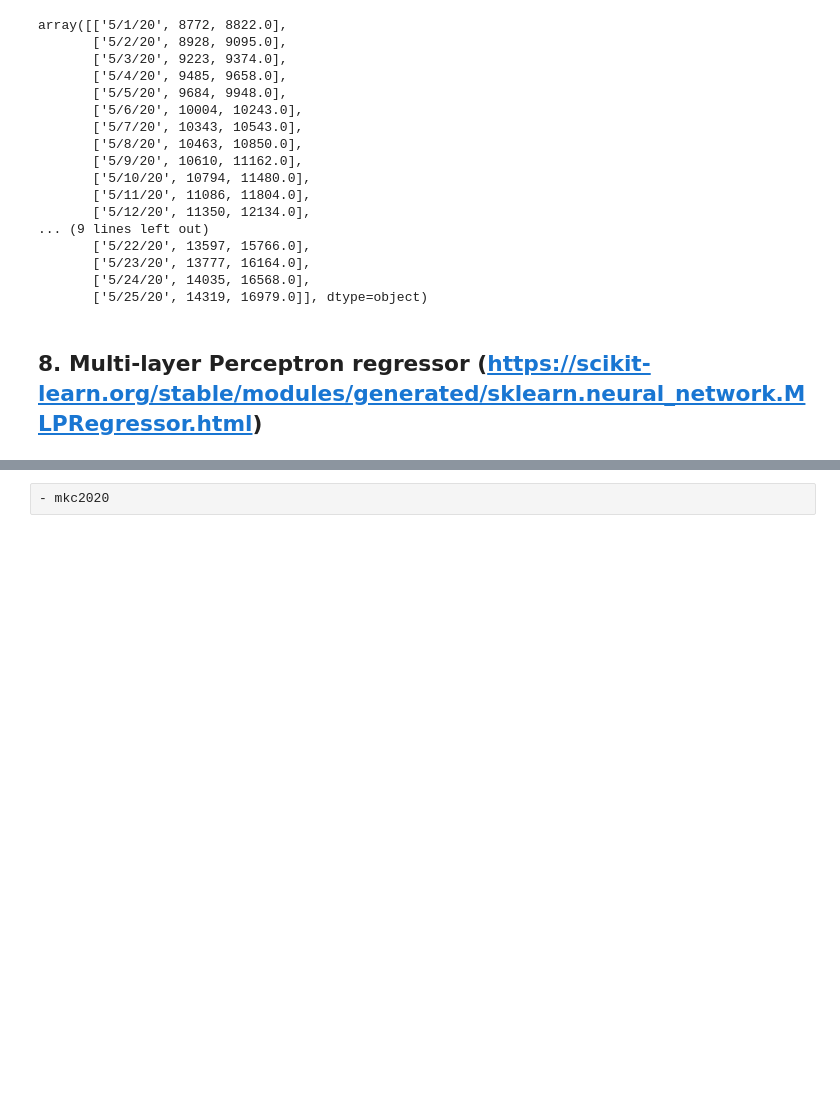
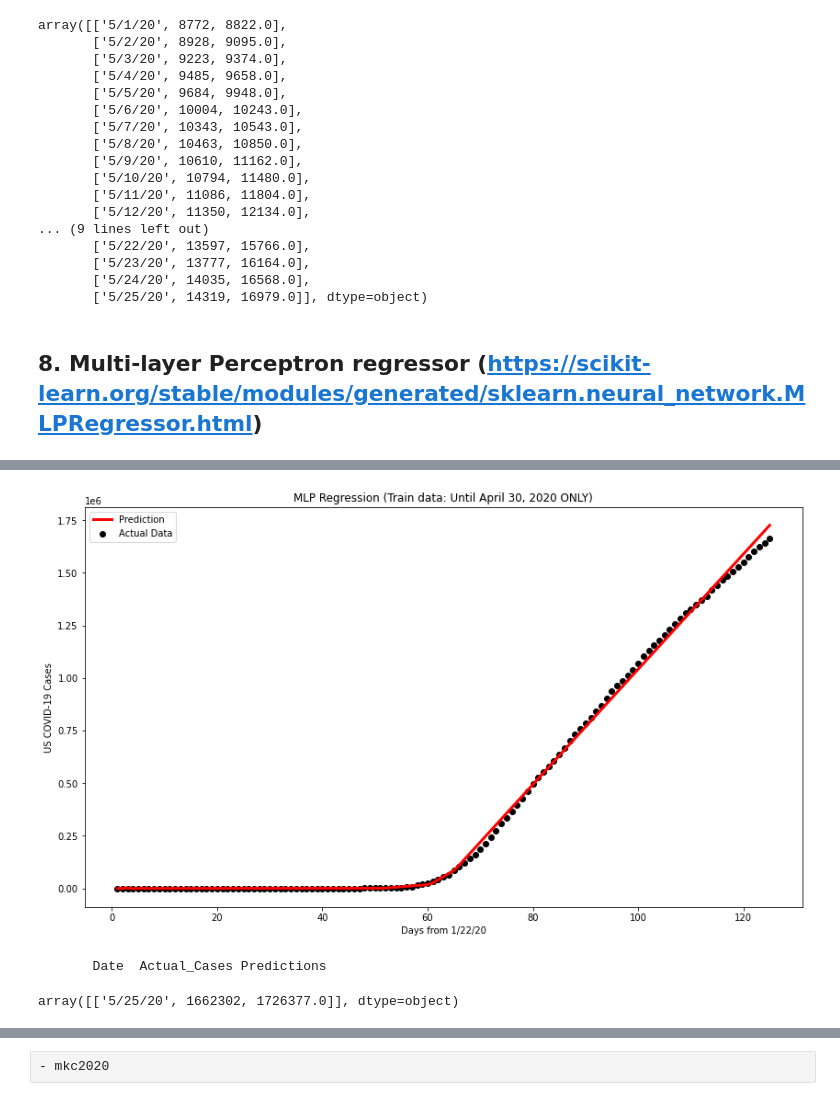
Before and after one commit to melvincabatuan/COVID_Notebooks, a Jupyter notebook: COVID19-Simple-Forecast.ipynb, the cells around one changed output, grey strips where cells are left out. Cells and saved outputs as stored; diff of their text form; code cells hidden in the pictures; blank space fills up the shorter version.

```diff
--- a/COVID19-Simple-Forecast.ipynb
+++ b/COVID19-Simple-Forecast.ipynb
@@ -497,0 +495,29 @@ array([['5/1/20', 8772, 8780.0],
+# %%
+from sklearn.preprocessing import MinMaxScaler
+
+X = np.linspace(1, len(dates), len(dates)).reshape(-1, 1)
+y = np.array(us_cases)
+
+
+mlp_model = MLPRegressor(solver='lbfgs', hidden_layer_sizes=80, max_iter=5000,
+                    learning_rate='adaptive', random_state=np.random.seed(23))
+mlp_model.fit(X[:124], y[:124])
+mlp_predictions = mlp_model.predict(X)
+
+
+plt.figure(figsize=(14,8))
+plt.scatter(X, y, color='black', label= 'Actual Data')
+plt.plot(X, mlp_predictions, 'r-', linewidth=3, label = 'Prediction')
+plt.title( 'MLP Regression (Train data: Until April 30, 2020 ONLY)' )
+plt.xlabel('Days from 1/22/20')
+plt.ylabel('US COVID-19 Cases')
+plt.legend()
+plt.show()
+# %% [output]
+[figure, added]
+# %%
+print('       Date ', 'Actual_Cases', 'Predictions')
+np.c_[dates[124:], us_cases[124:], np.ceil(mlp_predictions[124:])]
+# %% [output]
+       Date  Actual_Cases Predictions
+array([['5/25/20', 1662302, 1726377.0]], dtype=object)
```
Also changed, not shown: parts of 6 cells of this notebook.
